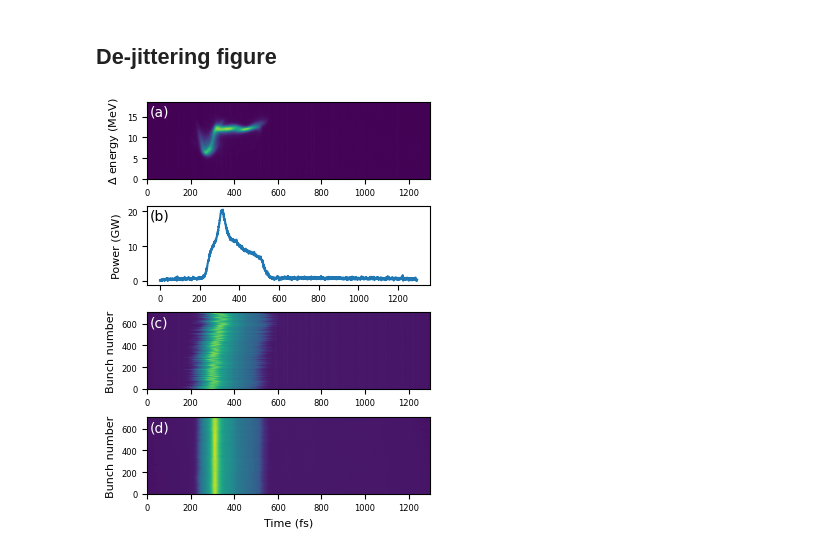
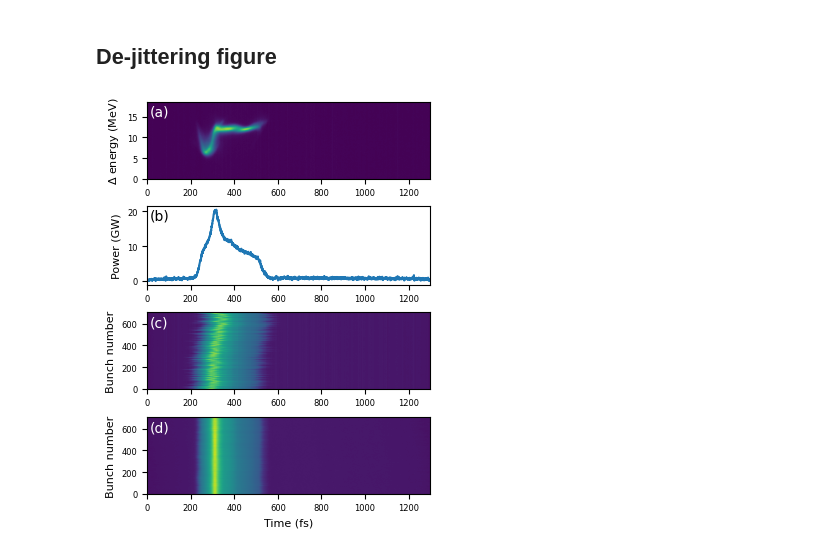
Before and after one commit to thawn/VPRD, a Jupyter notebook: docs/notebooks/image_to_electron_power.ipynb, the cells around one changed output. Saved outputs shown, nothing was run; the diff lists cells and outputs as text; code cells hidden in the pictures.

Commit message:
fix time axis for electron power profile in fig 4
closes issue #1

```diff
--- a/docs/notebooks/image_to_electron_power.ipynb
+++ b/docs/notebooks/image_to_electron_power.ipynb
@@ -129,32 +129,32 @@ fig, axs = plt.subplots((4), figsize=(onecolumn, onecolumn * 1.3))
 vprd.image_processing.show_phase_image(images[index], ax=axs[0])
 # put title in the top left corner
 axs[0].set_title('(a)', x=0.008, y=1.0, loc='left', pad=-plt.rcParams['axes.titlesize'], color='white')
 
 # plot power profile
 vprd.image_processing.calibrated_lineplot(projected_electron_power / 1e9, 'Power (GW)', ax=axs[1])
 axs[1].set_title('(b)', x=0.008, y=1.0, loc='left', pad=-plt.rcParams['axes.titlesize'])
-
+axs[1].set_xlim(0, vprd.data.pixels_to_fs(len(projected_electron_power)))
 
 max_time = vprd.data.pixels_to_fs(images[index].shape[1])
 aspect_ratio = 0.4975
 extent = [0, max_time, 0, len(images)]
 axs[2].imshow(power, aspect = aspect_ratio, extent=extent)
 axs[2].set_xlabel('Time (fs)')
 axs[2].set_ylabel('Bunch number')
 axs[2].set_title('(c)', x=0.008, y=1.0, loc='left', pad=-plt.rcParams['axes.titlesize'], color='white')
 
 axs[3].imshow(aligned_power, aspect = aspect_ratio, extent=extent)
 axs[3].set_title('(d)', x=0.008, y=1.0, loc='left', pad=-plt.rcParams['axes.titlesize'], color='white')
 axs[3].set_xlabel('Time (fs)')
 axs[3].set_ylabel('Bunch number')
 
 
 # hide the x-axis labels for the first three plots
 for ax in axs[:-1]:
     ax.set_xlabel('')
 
 fig.tight_layout()
 
 fig.savefig(local_data_path / 'de-jittering.svg', bbox_inches='tight')
 # %% [output]
-[figure, old version]
+[figure, new version]
```
